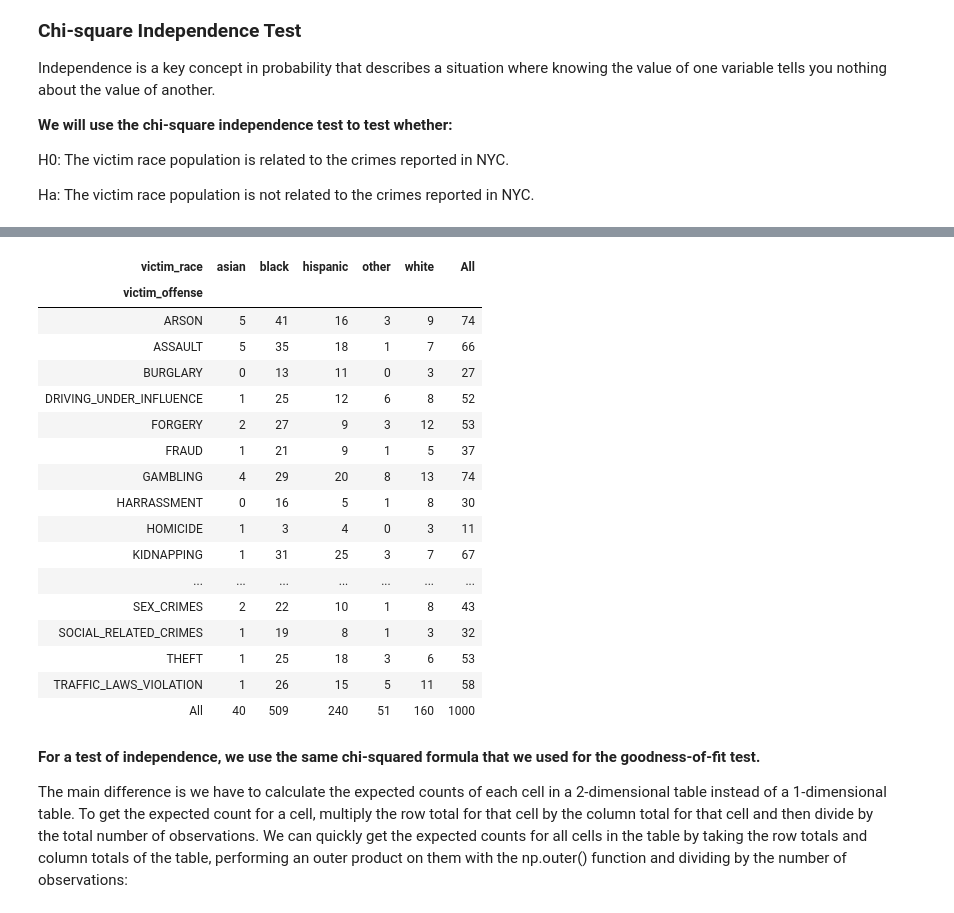
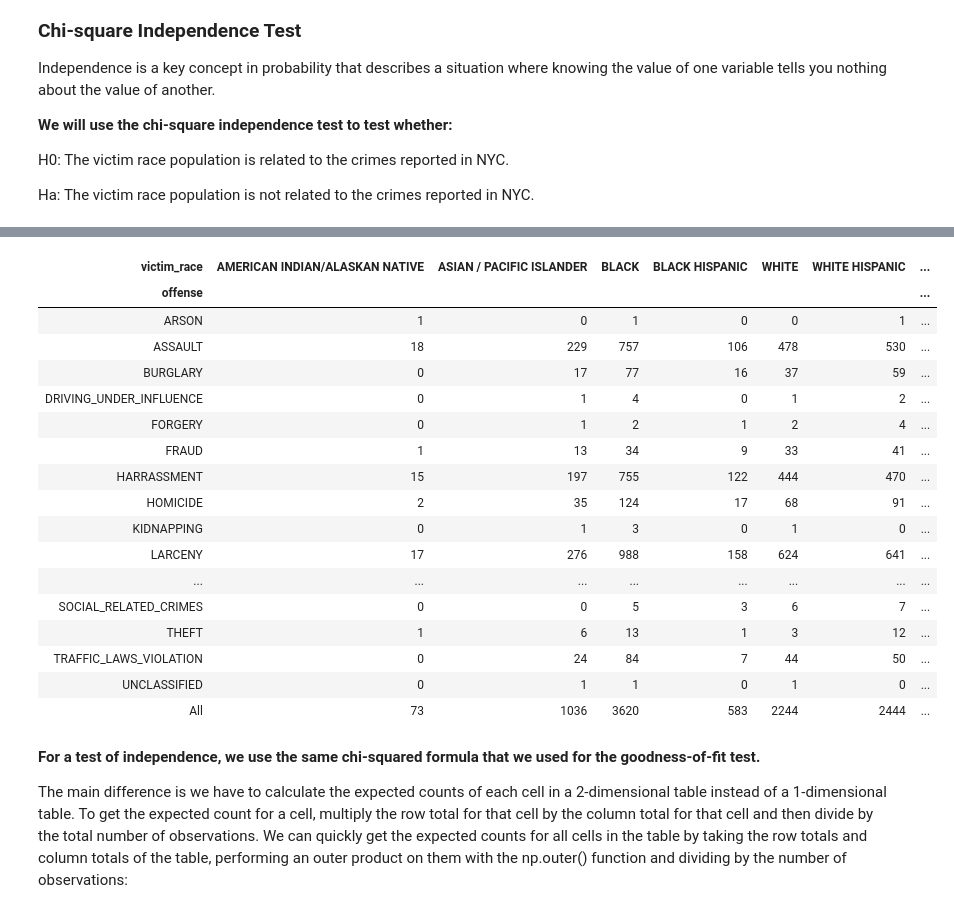
Before and after one commit to elizabeamedalla/Capstone-1, a Jupyter notebook: Statistical Inference.ipynb, the cells around one changed output, grey strips where cells are left out. Drawn from its saved outputs; the diff is of its cells as text; code cells hidden in the pictures.

```diff
--- a/Statistical Inference.ipynb
+++ b/Statistical Inference.ipynb
@@ -161,0 +198,24 @@ Ha: The victim race population is not related to the crimes reported in NYC.
+# %%
+# Count the ratio of each crimes relative to the whole crime report
+count_offense = new_df.OFFENSE_NAME.value_counts()
+
+all_offenses = count_offense.index
+
+# list of objects used to construct the df
+d = []
+
+for offense in all_offenses:
+    count = count_offense[offense]
+    ratio = count_offense[offense] / len(new_df.OFFENSE_NAME)
+    # Append object to list
+    d.append(
+        {
+            'OFFENSE': offense,
+            'COUNT': count,
+            'RATIO': np.round(ratio, 4),
+        }
+    )
+
+# Create the df using the list
+df_offense = pd.DataFrame(d)
+df_offense
@@ -162,51 +240,47 @@ Ha: The victim race population is not related to the crimes reported in NYC.
 # %%
 np.random.seed(11)
 
 # Sample data randomly at fixed probabilities
 # Create a random sample distribution of victim race
-a1 = ["asian","black","hispanic","other","white"]
-p1 = [0.05, 0.5 ,0.25, 0.05, 0.15]
-victim_race = np.random.choice(a= a1,
-                              p = p1,
-                              size=1000)
+victim_race = np.random.choice(a= df_race.RACE,
+                              p = df_race.RATIO,
+                              size=10000)
 
 # Sample data randomly at fixed probabilities
 # Create a random sample distribution of offense type
-a2 = ["LARCENY","OFFENSES_AGAINST_PUBLIC_ORDER","ASSAULT", "HARRASSMENT", "HOMICIDE", "POSSESSION_CONTROLLED_SUBSSTANCE", "ROBBERY", "BURGLARY", "TRAFFIC_LAWS_VIOLATION", "SEX_CRIMES", "POSSESSION_WEAPON", "FRAUD", "FORGERY", "DRIVING_UNDER_INFLUENCE", "SOCIAL_RELATED_CRIMES", "THEFT", "ARSON", "MURDER", "GAMBLING", "KIDNAPPING"]
-p2 = [0.09, 0.09, 0.08, 0.03, 0.01, 0.02, 0.03, 0.03, 0.04, 0.04, 0.04, 0.04, 0.05, 0.05, 0.05, 0.05, 0.06, 0.06, 0.07, 0.07]
-victim_offense = np.random.choice(a=a2 ,
-                              p = p2 ,
-                              size=1000)
+offense = np.random.choice(a=df_offense.OFFENSE,
+                              p = df_offense.RATIO,
+                              size=10000)
 
 victims = pd.DataFrame({"victim_race":victim_race,
-                       "victim_offense":victim_offense})
+                       "offense":offense})
 
 # Create the crosstab of random dist
-victim_tab = pd.crosstab(victims.victim_offense, victims.victim_race, margins = True)
+victim_tab = pd.crosstab(victims.offense, victims.victim_race, margins = True)
 
 #  # Get table without totals for later use
 observed = victim_tab.iloc[0:5,0:3]
 
 victim_tab
 # %% [output]
-| victim_race | asian | black | hispanic | other | white | All |
-| victim_offense |  |  |  |  |  |  |
-| ARSON | 5 | 41 | 16 | 3 | 9 | 74 |
-| ASSAULT | 5 | 35 | 18 | 1 | 7 | 66 |
-| BURGLARY | 0 | 13 | 11 | 0 | 3 | 27 |
-| DRIVING_UNDER_INFLUENCE | 1 | 25 | 12 | 6 | 8 | 52 |
-| FORGERY | 2 | 27 | 9 | 3 | 12 | 53 |
-| FRAUD | 1 | 21 | 9 | 1 | 5 | 37 |
-| GAMBLING | 4 | 29 | 20 | 8 | 13 | 74 |
-| HARRASSMENT | 0 | 16 | 5 | 1 | 8 | 30 |
-| HOMICIDE | 1 | 3 | 4 | 0 | 3 | 11 |
-| KIDNAPPING | 1 | 31 | 25 | 3 | 7 | 67 |
-| ... | ... | ... | ... | ... | ... | ... |
-| SEX_CRIMES | 2 | 22 | 10 | 1 | 8 | 43 |
-| SOCIAL_RELATED_CRIMES | 1 | 19 | 8 | 1 | 3 | 32 |
-| THEFT | 1 | 25 | 18 | 3 | 6 | 53 |
-| TRAFFIC_LAWS_VIOLATION | 1 | 26 | 15 | 5 | 11 | 58 |
-| All | 40 | 509 | 240 | 51 | 160 | 1000 |
+| victim_race | AMERICAN INDIAN/ALASKAN NATIVE | ASIAN / PACIFIC ISLANDER | BLACK | BLACK HISPANIC | WHITE | WHITE HISPANIC | ... |
+| offense |  |  |  |  |  |  | ... |
+| ARSON | 1 | 0 | 1 | 0 | 0 | 1 | ... |
+| ASSAULT | 18 | 229 | 757 | 106 | 478 | 530 | ... |
+| BURGLARY | 0 | 17 | 77 | 16 | 37 | 59 | ... |
+| DRIVING_UNDER_INFLUENCE | 0 | 1 | 4 | 0 | 1 | 2 | ... |
+| FORGERY | 0 | 1 | 2 | 1 | 2 | 4 | ... |
+| FRAUD | 1 | 13 | 34 | 9 | 33 | 41 | ... |
+| HARRASSMENT | 15 | 197 | 755 | 122 | 444 | 470 | ... |
+| HOMICIDE | 2 | 35 | 124 | 17 | 68 | 91 | ... |
+| KIDNAPPING | 0 | 1 | 3 | 0 | 1 | 0 | ... |
+| LARCENY | 17 | 276 | 988 | 158 | 624 | 641 | ... |
+| ... | ... | ... | ... | ... | ... | ... | ... |
+| SOCIAL_RELATED_CRIMES | 0 | 0 | 5 | 3 | 6 | 7 | ... |
+| THEFT | 1 | 6 | 13 | 1 | 3 | 12 | ... |
+| TRAFFIC_LAWS_VIOLATION | 0 | 24 | 84 | 7 | 44 | 50 | ... |
+| UNCLASSIFIED | 0 | 1 | 1 | 0 | 1 | 0 | ... |
+| All | 73 | 1036 | 3620 | 583 | 2244 | 2444 | ... |
 # %% [markdown]
 **For a test of independence, we use the same chi-squared formula that we used for the goodness-of-fit test.**
 
```
Also changed, not shown: parts of 13 cells of this notebook.
